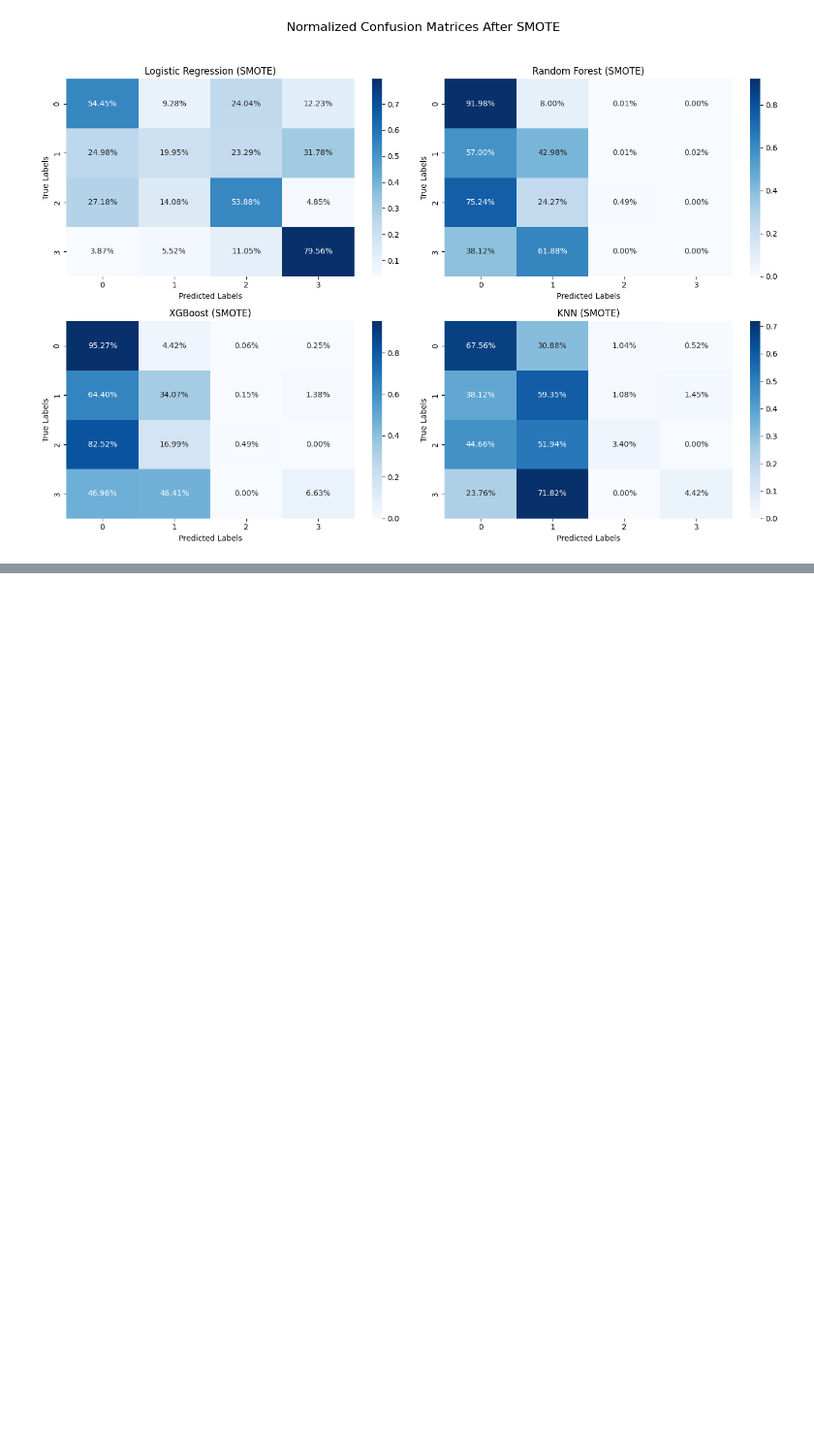
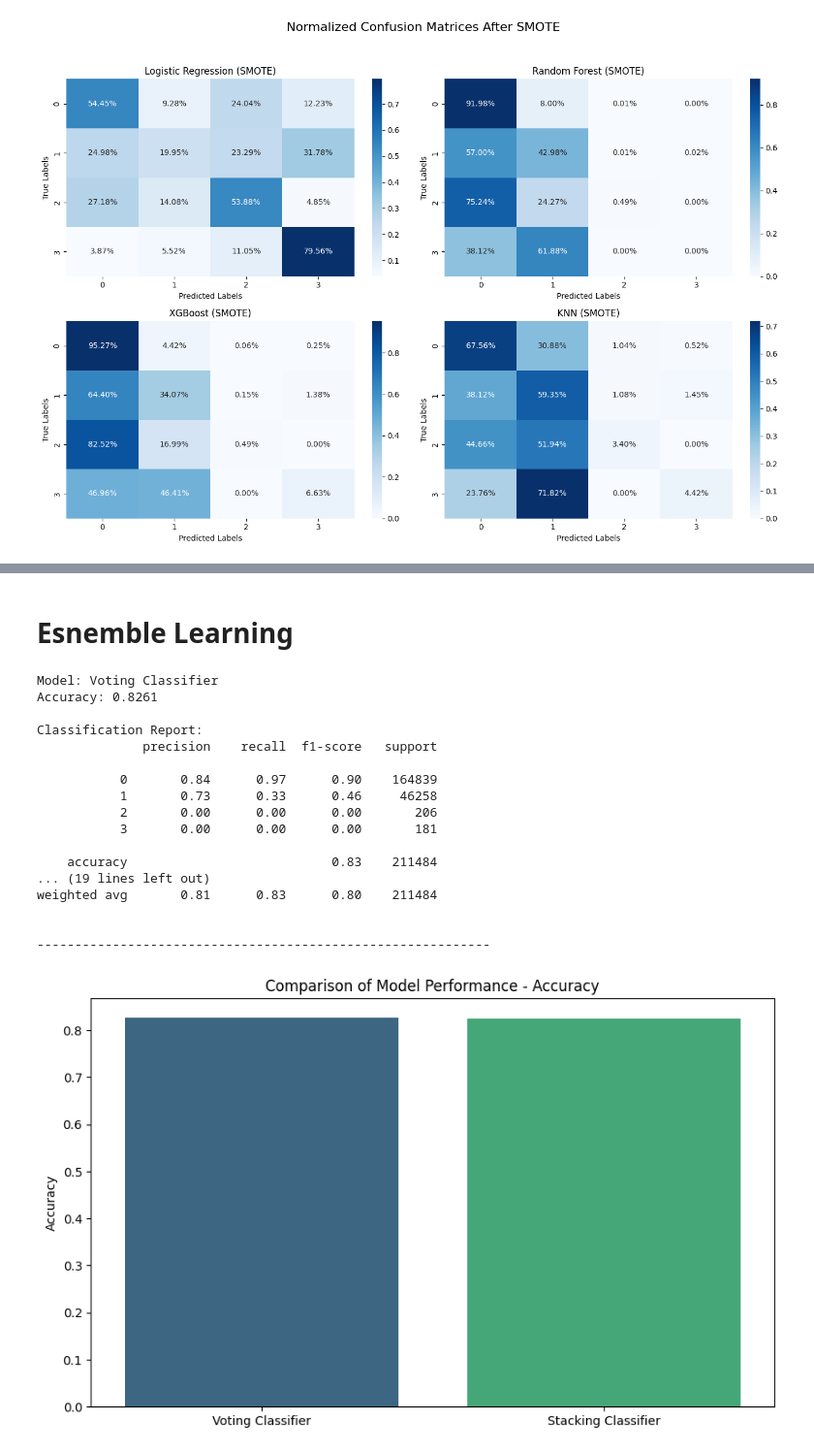
Before and after one commit to DataScienceAndEngineering/machine-learning-dse-i210-final-project-nyc-car-accident-severity, a Jupyter notebook: notebooks/Summary-NB-Original-Dataset.ipynb, the cells around one changed output, grey strips where cells are left out. Shown at 97% size. Saved outputs shown, nothing was run; the diff lists cells and outputs as text; code cells hidden in the pictures; blank space fills up the shorter version.

```diff
--- a/notebooks/Summary-NB-Original-Dataset.ipynb
+++ b/notebooks/Summary-NB-Original-Dataset.ipynb
@@ -742,0 +838,79 @@ print(all_results)
+# %% [markdown]
+# Esnemble Learning
+# %%
+import pandas as pd
+from sklearn.model_selection import train_test_split
+from sklearn.ensemble import RandomForestClassifier, StackingClassifier, VotingClassifier
+from xgboost import XGBClassifier
+from sklearn.linear_model import LogisticRegression
+from sklearn.metrics import classification_report, accuracy_score
+import matplotlib.pyplot as plt
+import seaborn as sns
+
+# Define the base models
+rf = RandomForestClassifier(random_state=42, n_jobs=-1)
+xgb = XGBClassifier(random_state=42, use_label_encoder=False, eval_metric='logloss', n_jobs=-1)
+log_reg = LogisticRegression(n_jobs=-1)
+
+# Voting Classifier
+voting_clf = VotingClassifier(estimators=[('rf', rf), ('xgb', xgb)], voting='soft', n_jobs=-1)
+
+# Stacking Classifier
+stacking_clf = StackingClassifier(estimators=[('rf', rf), ('xgb', xgb)], final_estimator=log_reg, passthrough=True, n_jobs=-1)
+
+# Train and evaluate each model
+models = {
+    'Voting Classifier': voting_clf,
+    'Stacking Classifier': stacking_clf,
+}
+
+results = {}
+
+for model_name, model in models.items():
+    # Train the model
+    model.fit(X_train_scaled, y_train)
+
+    # Make predictions
+    y_pred = model.predict(X_test_scaled)
+
+    # Store results
+    results[model_name] = {
+        'Accuracy': accuracy_score(y_test, y_pred),
+        'Report': classification_report(y_test, y_pred)
+    }
+
+# Print classification reports and metrics
+for model_name, metrics in results.items():
+    print(f"Model: {model_name}")
+    print(f"Accuracy: {metrics['Accuracy']:.4f}")
+    print("\nClassification Report:")
+    print(metrics['Report'])
+    print("\n" + "-"*60 + "\n")
+
+# Plot the accuracy for comparison
+accuracy_df = pd.DataFrame({model_name: [metrics['Accuracy']] for model_name, metrics in results.items()})
+
+plt.figure(figsize=(10, 6))
+sns.barplot(data=accuracy_df, palette='viridis')
+plt.title('Comparison of Model Performance - Accuracy')
+plt.ylabel('Accuracy')
+plt.show()
+# %% [output]
+Model: Voting Classifier
+Accuracy: 0.8261
+
+Classification Report:
+              precision    recall  f1-score   support
+
+           0       0.84      0.97      0.90    164839
+           1       0.73      0.33      0.46     46258
+           2       0.00      0.00      0.00       206
+           3       0.00      0.00      0.00       181
+
+    accuracy                           0.83    211484
+... (19 lines left out)
+weighted avg       0.81      0.83      0.80    211484
+
+
+------------------------------------------------------------
+[figure, added]
```
Also changed, not shown: parts of 10 cells of this notebook.
